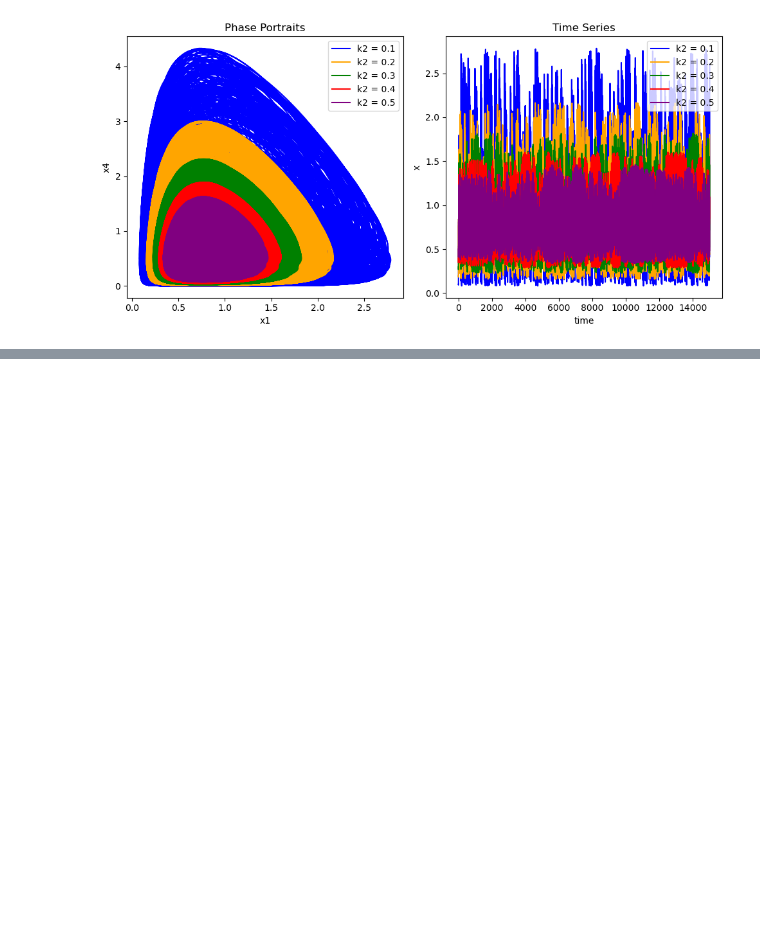
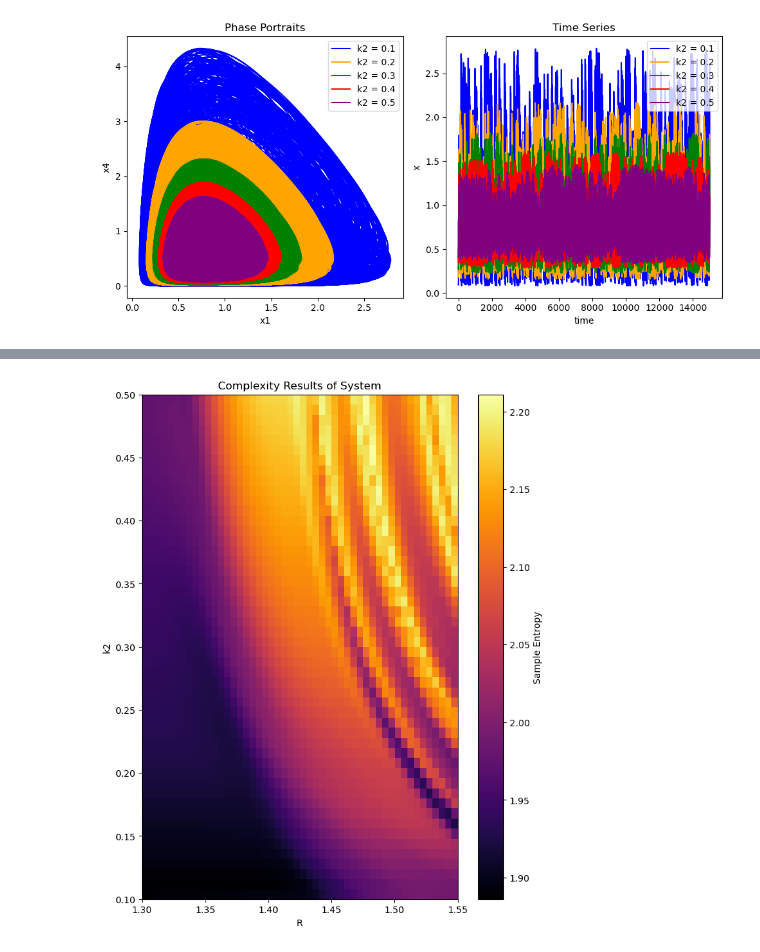
Before and after one commit to Leonardo16AM/Experiments-in-search-of-COVID-19-transmission-through-an-infected-prey, a Jupyter notebook: Experiments.ipynb, the cells around one changed output, grey strips where cells are left out. Cells and saved outputs as stored; diff of their text form; code cells hidden in the pictures; blank space fills up the shorter version.

```diff
--- a/Experiments.ipynb
+++ b/Experiments.ipynb
@@ -839,0 +1155,21 @@ plt.show()
+# %%
+from pyentrp import entropy as ent
+import numpy as np
+from scipy.integrate import odeint
+
+# Función del sistema dinámico (lorenz)
+def lorenz(y, t, sigma, beta, rho):
+    x, y, z = y
+    return [sigma * (y - x), x * (rho - z) - y, x * y - beta * z]
+
+# Parámetros
+sigma, beta, rho = 10, 8/3, 28
+y0 = [1.0, 1.0, 1.0]  # condiciones iniciales
+
+# Integrate the Lorenz equations
+t = np.linspace(0, 1, 10000)
+sol = odeint(lorenz, y0, t, args=(sigma, beta, rho))
+
+# Cálculo de la entropía de muestra para cada variable
+for i in range(sol.shape[1]):
+    print(f"Sample entropy of variable {i+1}: {ent.sample_entropy(sol[:, i], 3, 0.2 * np.std(sol[:, i]))}")
@@ -839,0 +1240,10 @@ plt.show()
+# %%
+plt.figure(figsize=(8, 10))
+plt.imshow(results, cmap='inferno', interpolation='nearest', extent=[R_values.min(), R_values.max(), k2_values.min(), k2_values.max()], origin='lower')
+plt.colorbar(label='Sample Entropy')
+plt.xlabel('R')
+plt.ylabel('k2')
+plt.title('Complexity Results of System')
+plt.show()
+# %% [output]
+[figure, added]
```
Also changed, not shown: parts of 10 cells of this notebook, 27 other files.
